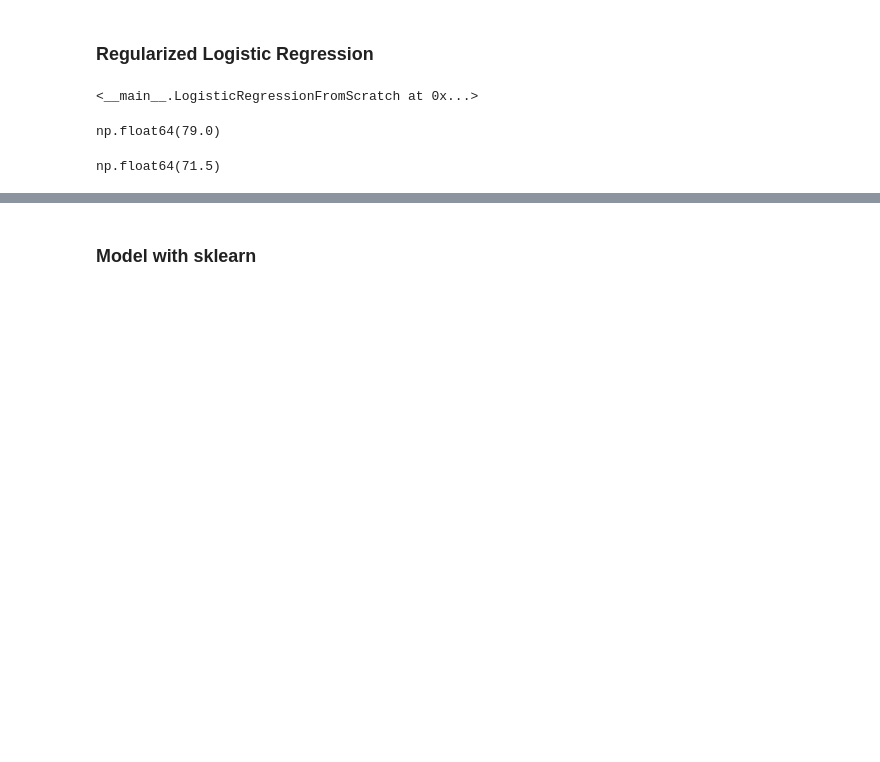
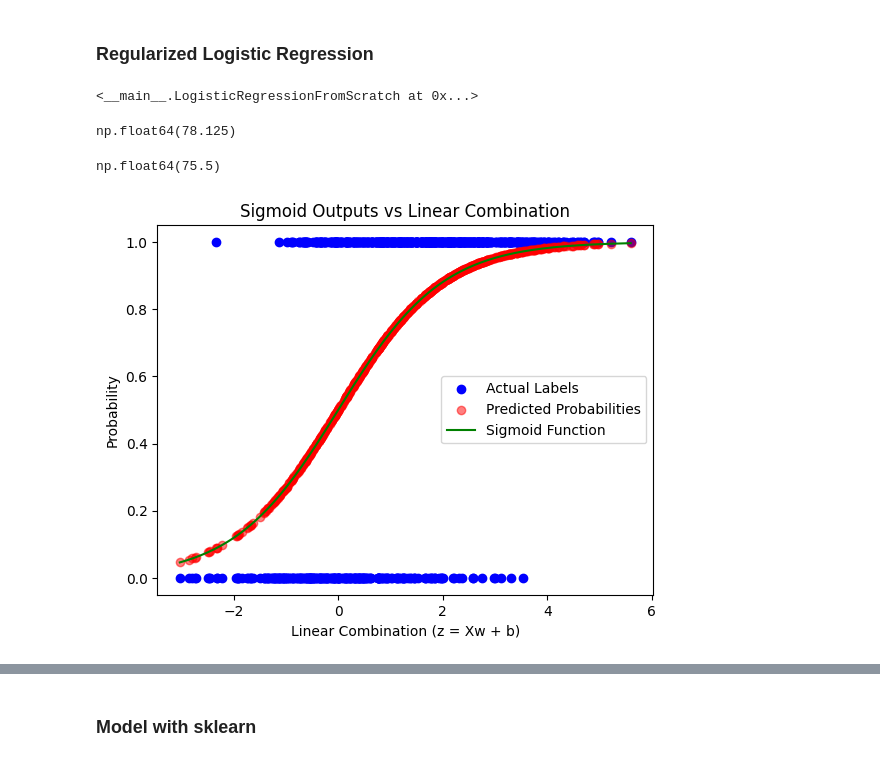
Before and after one commit to agshin25/MachineLearning, a Jupyter notebook: Loss-Driven Optimization in Financial Risk Modeling/Loss-Driven Optimization in Financial Risk Modeling.ipynb, the cells around one changed output, grey strips where cells are left out. Saved outputs shown, nothing was run; the diff lists cells and outputs as text; code cells hidden in the pictures; blank space fills up the shorter version.

Commit message:
visualization

```diff
--- a/Loss-Driven Optimization in Financial Risk Modeling/Loss-Driven Optimization in Financial Risk Modeling.ipynb
+++ b/Loss-Driven Optimization in Financial Risk Modeling/Loss-Driven Optimization in Financial Risk Modeling.ipynb
@@ -366,7 +366,7 @@ X_train_standardized = prep.transform(X_train)
 
 X_test_standardized = prep.transform(X_test)
 # %%
-log_reg = LogisticRegressionFromScratch(0.1, 10000, 1)
+log_reg = LogisticRegressionFromScratch(0.1, 100000, 1)
 log_reg.gradient_descent(X_train_standardized , y_train)
 # %% [output]
 <__main__.LogisticRegressionFromScratch at 0x...>
@@ -377,9 +377,25 @@ y_pred_test = log_reg.predict(X_test_standardized)
 y_train_accuraccy = np.mean((y_pred_train == y_train) * 100)
 y_train_accuraccy
 # %% [output]
-np.float64(79.0)
+np.float64(78.125)
 # %%
 y_test_accuracy = np.mean((y_pred_test == y_test) * 100)
 y_test_accuracy
 # %% [output]
-np.float64(71.5)
+np.float64(75.5)
+# %%
+z = np.dot(X_train_standardized, log_reg.w) + log_reg.b
+
+plt.scatter(z, y_train, color='blue', label='Actual Labels')
+y_preds_train = log_reg.predict_proba(X_train_standardized)
+plt.scatter(z, y_preds_train, color='red', alpha=0.5, label='Predicted Probabilities')
+z_line = np.linspace(z.min(), z.max(), 200)
+sigmoid_line = 1 / (1 + np.exp(-z_line))
+plt.plot(z_line, sigmoid_line, color='green', label='Sigmoid Function')
+plt.xlabel('Linear Combination (z = Xw + b)')
+plt.ylabel('Probability')
+plt.title('Sigmoid Outputs vs Linear Combination')
+plt.legend()
+plt.show()
+# %% [output]
+[figure, added]
```
Also changed, not shown: parts of 1 cell of this notebook.
